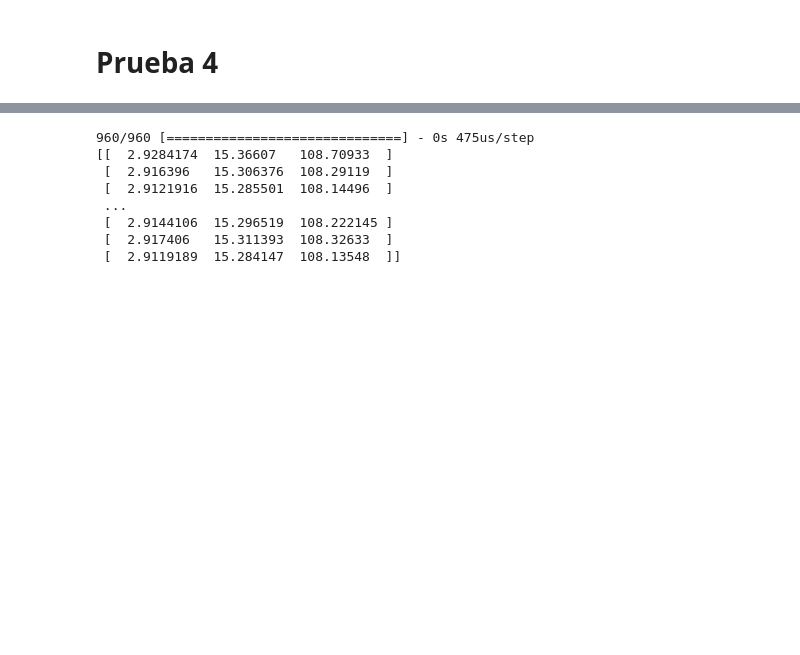
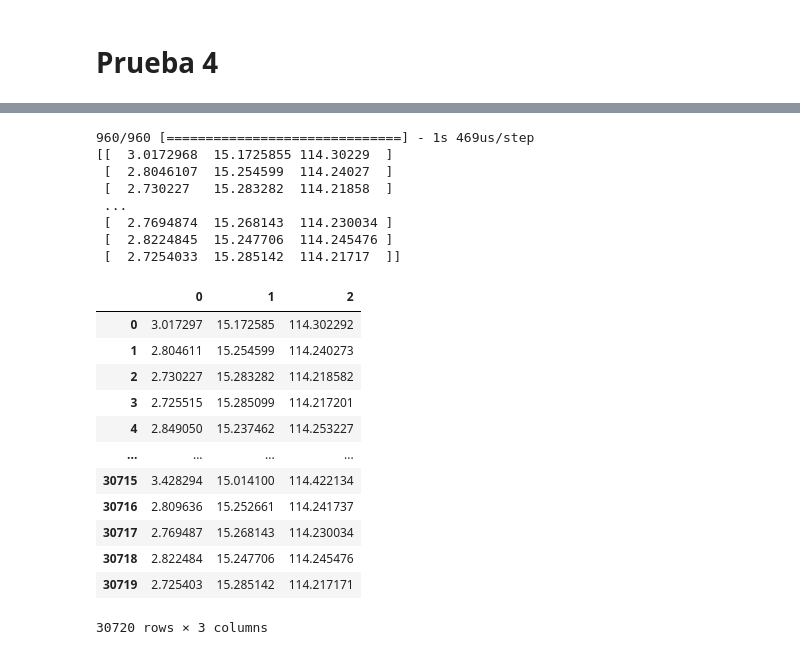
Before and after one commit to lorenzoog00/ASE, a Jupyter notebook: redN/RedNeuronal/Red.ipynb, the cells around one changed output, grey strips where cells are left out. Drawn from its saved outputs; the diff is of its cells as text; code cells hidden in the pictures; blank space fills up the shorter version.

```diff
--- a/redN/RedNeuronal/red1.ipynb
+++ b/redN/RedNeuronal/Red.ipynb
@@ -321,5 +322,5 @@ model.add(Dense(3, activation='linear'))
 # %%
 model.compile(loss='mean_squared_error', optimizer='adam')
 # %%
-model.fit(X, y, epochs=10)
+model.fit(X, y, epochs=100)
 # %% [output]
@@ -353,11 +351,28 @@ arr = train_data['Índice de absorción'].to_numpy()
 y_pred = model.predict(arr)
 print(y_pred)
 # %% [output]
-960/960 [==============================] - 0s 475us/step
-[[  2.9284174  15.36607   108.70933  ]
- [  2.916396   15.306376  108.29119  ]
- [  2.9121916  15.285501  108.14496  ]
+960/960 [==============================] - 1s 469us/step
+[[  3.0172968  15.1725855 114.30229  ]
+ [  2.8046107  15.254599  114.24027  ]
+ [  2.730227   15.283282  114.21858  ]
  ...
- [  2.9144106  15.296519  108.222145 ]
- [  2.917406   15.311393  108.32633  ]
- [  2.9119189  15.284147  108.13548  ]]
+ [  2.7694874  15.268143  114.230034 ]
+ [  2.8224845  15.247706  114.245476 ]
+ [  2.7254033  15.285142  114.21717  ]]
+# %%
+predicciones = pd.DataFrame(y_pred)
+predicciones
+# %% [output]
+|  | 0 | 1 | 2 |
+| 0 | 3.017297 | 15.172585 | 114.302292 |
+| 1 | 2.804611 | 15.254599 | 114.240273 |
+| 2 | 2.730227 | 15.283282 | 114.218582 |
+| 3 | 2.725515 | 15.285099 | 114.217201 |
+| 4 | 2.849050 | 15.237462 | 114.253227 |
+| ... | ... | ... | ... |
+| 30715 | 3.428294 | 15.014100 | 114.422134 |
+| 30716 | 2.809636 | 15.252661 | 114.241737 |
+| 30717 | 2.769487 | 15.268143 | 114.230034 |
+| 30718 | 2.822484 | 15.247706 | 114.245476 |
+| 30719 | 2.725403 | 15.285142 | 114.217171 |
+30720 rows × 3 columns
```
Also changed, not shown: parts of 14 cells of this notebook, 2 other files.
